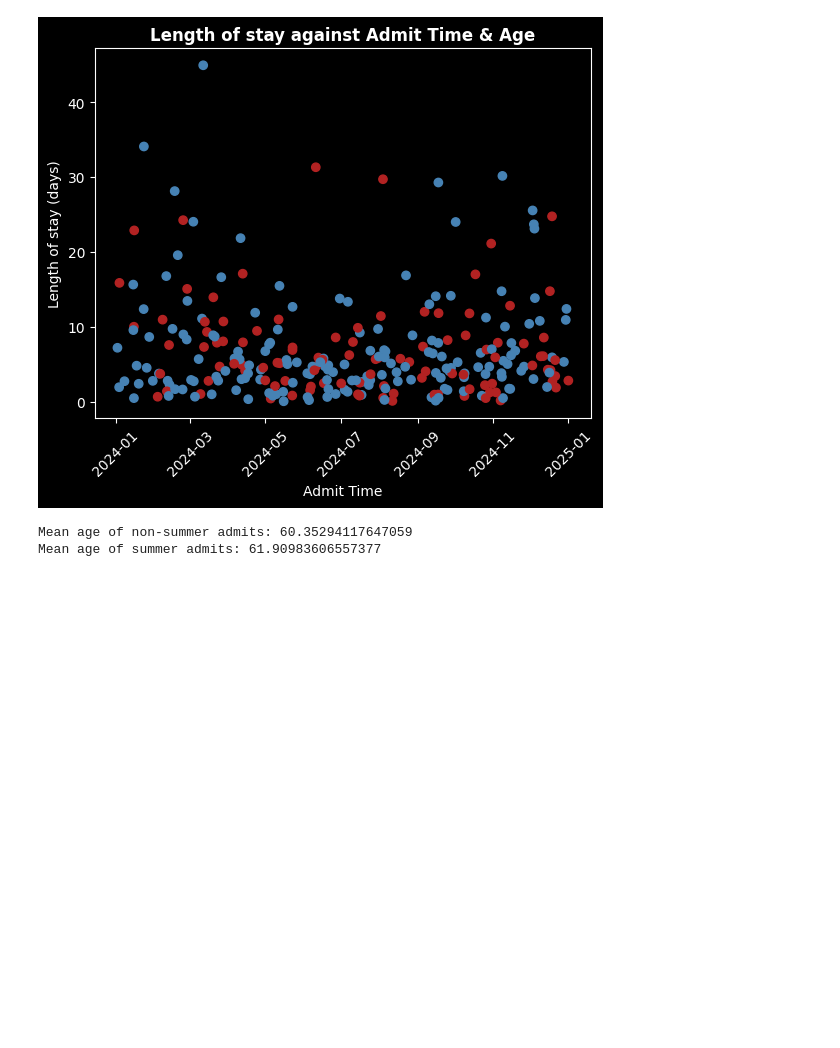
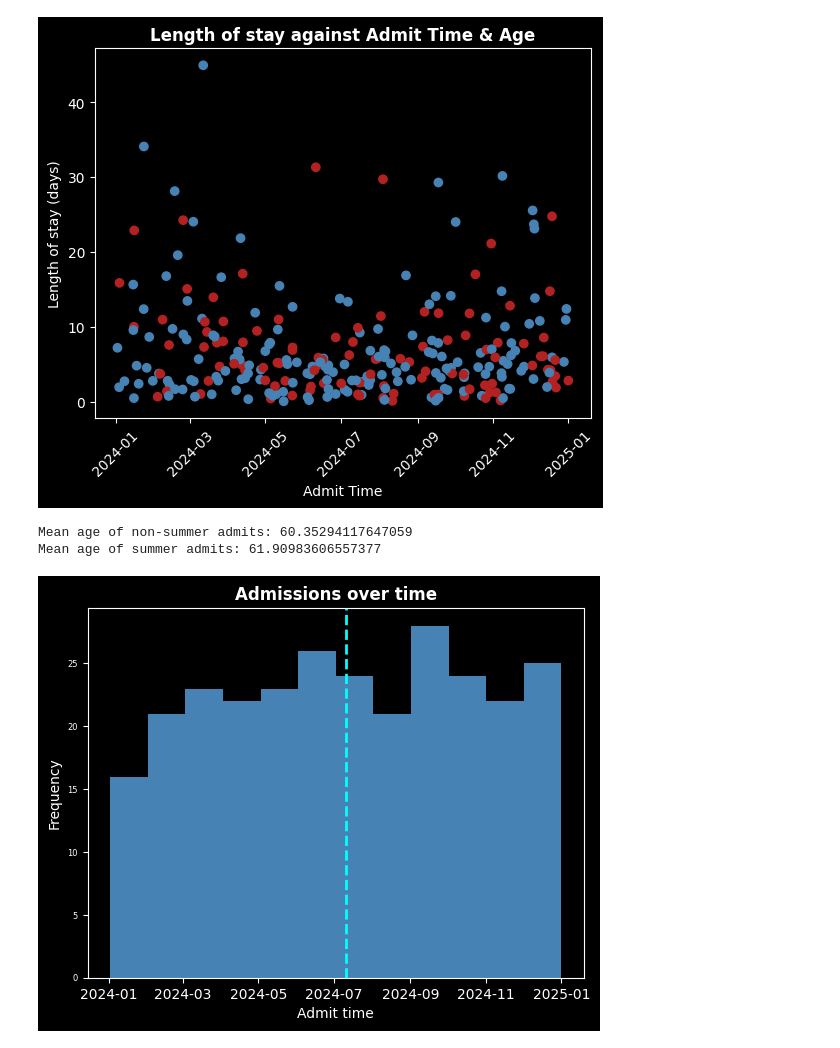
Before and after one commit to kkkarnav/MIMIC, a Jupyter notebook: 1_length_of_stay.ipynb, the cells around one changed output. Cells and saved outputs as stored; diff of their text form; code cells hidden in the pictures; blank space fills up the shorter version.

```diff
--- a/1_length_of_stay.ipynb
+++ b/1_length_of_stay.ipynb
@@ -56,5 +56,19 @@ df.head()
 | 3 | 10006053 | 22942076 | 2111-11-13 23:39:00 | 2111-11-15 17:20:00 | 2111-11-15 17:20:00 | URGENT | P38TI6 | ... |
 | 4 | 10035631 | 29462354 | 2112-09-17 19:13:00 | 2112-10-17 01:41:00 | NaN | DIRECT EMER. | P45GUA | ... |
 5 rows × 39 columns
+# %%
+def plot_histogram(x1, bins, title, x_label, y_label, color1, lcolor1, x2=None, color2=None, lcolor2=None):
+    ax = x1.hist(bins=bins, xlabelsize=10, ylabelsize=6, color=color1)
+    plt.axvline(x1.median(), color=lcolor1, linestyle='dashed', linewidth=2)
+
+    if x2 is not None:
+        ax2 = x2.hist(bins=bins, xlabelsize=10, ylabelsize=6, color=color2)
+        plt.axvline(x2.median(), color=lcolor2, linestyle='dashed', linewidth=2)
+
+    ax.set_title(title, weight='bold')
+    ax.set_xlabel(x_label)
+    ax.set_ylabel(y_label)
+    plt.grid(False)
+    plt.show()
 # %%
 # Visualize admit and discharge time deltas (length of stay) for all patients. Length of stay is a good indicator of the value of care derived by class of patient.
@@ -276,3 +233,7 @@ Mean age of non-summer admits: 60.35294117647059
 Mean age of summer admits: 61.90983606557377
 # %%
 # It could also be that because there are fewer admissions in the summer, there is more care to go around.
+# This doesn't appear to be true for the demo dataset provided to us.
+plot_histogram(df["admittime_wy"], 12, "Admissions over time", "Admit time", "Frequency", "steelblue", "aqua")
+# %% [output]
+[figure, added]
```
Also changed, not shown: parts of 7 cells of this notebook.
